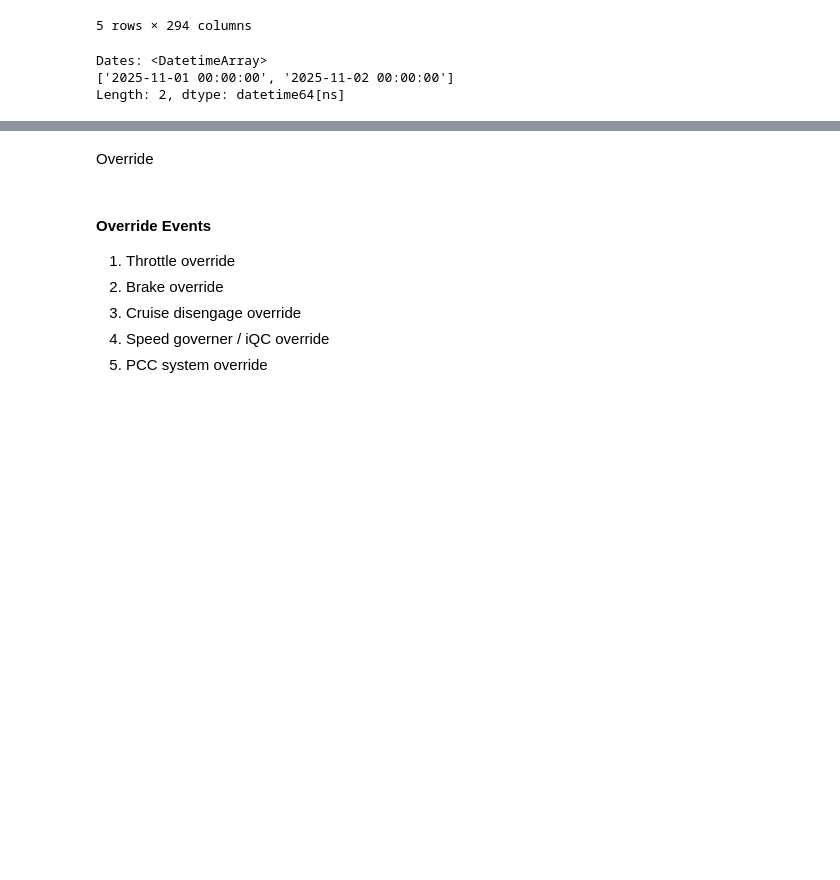
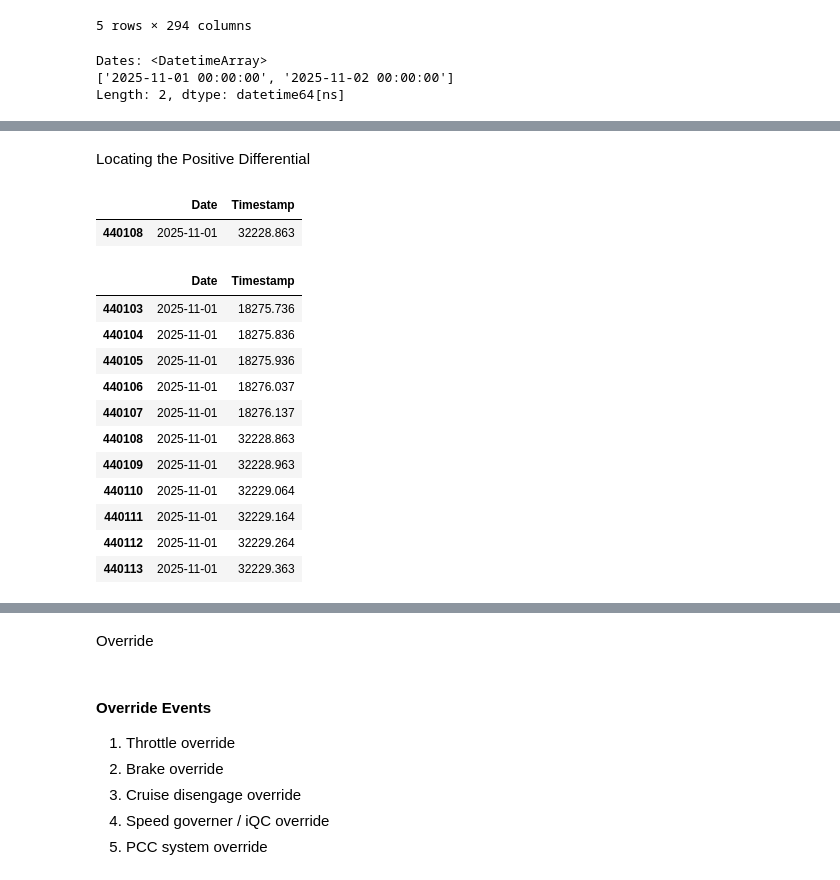
Before and after one commit to shaoyinz/Traxen_Driver_Override, a Jupyter notebook: jupyter_notebooks/override.ipynb, the cells around one changed output, grey strips where cells are left out. Cells and saved outputs as stored; diff of their text form; code cells hidden in the pictures; blank space fills up the shorter version.

Commit message:
Timestamp analysis. Hypothesis drafted regarding session resets versus system reinitialization. Will confirm with client.

```diff
--- a/jupyter_notebooks/override.ipynb
+++ b/jupyter_notebooks/override.ipynb
@@ -112,0 +133,24 @@ Extreme Diffs (>60s): 1
+# %% [markdown]
+Locating the Positive Differential
+# %%
+pos_idx = df['Timestamp'].diff().gt(1000)
+df.loc[pos_idx, ['Date', 'Timestamp']].head()
+# %% [output]
+|  | Date | Timestamp |
+| 440108 | 2025-11-01 | 32228.863 |
+# %%
+prev_idx = df['Timestamp'].diff().idxmax()
+df.loc[prev_idx-5:prev_idx+5, ['Date', 'Timestamp']]
+# %% [output]
+|  | Date | Timestamp |
+| 440103 | 2025-11-01 | 18275.736 |
+| 440104 | 2025-11-01 | 18275.836 |
+| 440105 | 2025-11-01 | 18275.936 |
+| 440106 | 2025-11-01 | 18276.037 |
+| 440107 | 2025-11-01 | 18276.137 |
+| 440108 | 2025-11-01 | 32228.863 |
+| 440109 | 2025-11-01 | 32228.963 |
+| 440110 | 2025-11-01 | 32229.064 |
+| 440111 | 2025-11-01 | 32229.164 |
+| 440112 | 2025-11-01 | 32229.264 |
+| 440113 | 2025-11-01 | 32229.363 |
```
Also changed, not shown: parts of 5 cells of this notebook.
